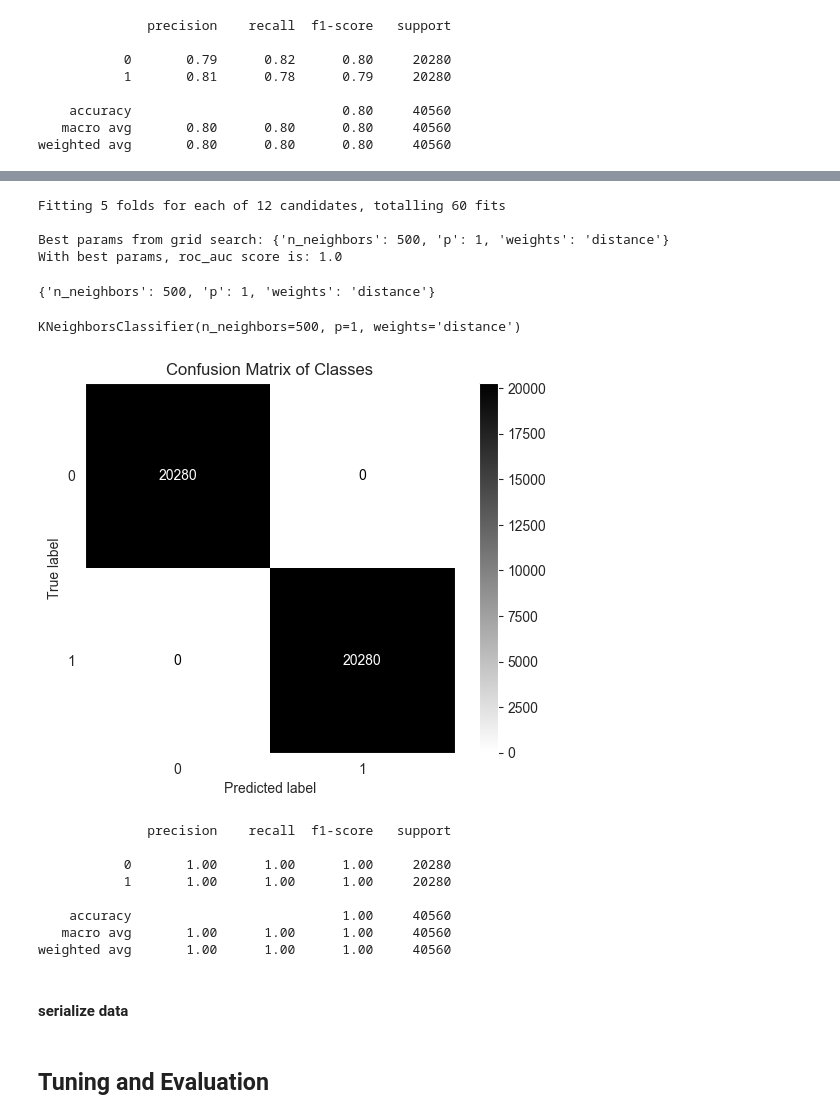
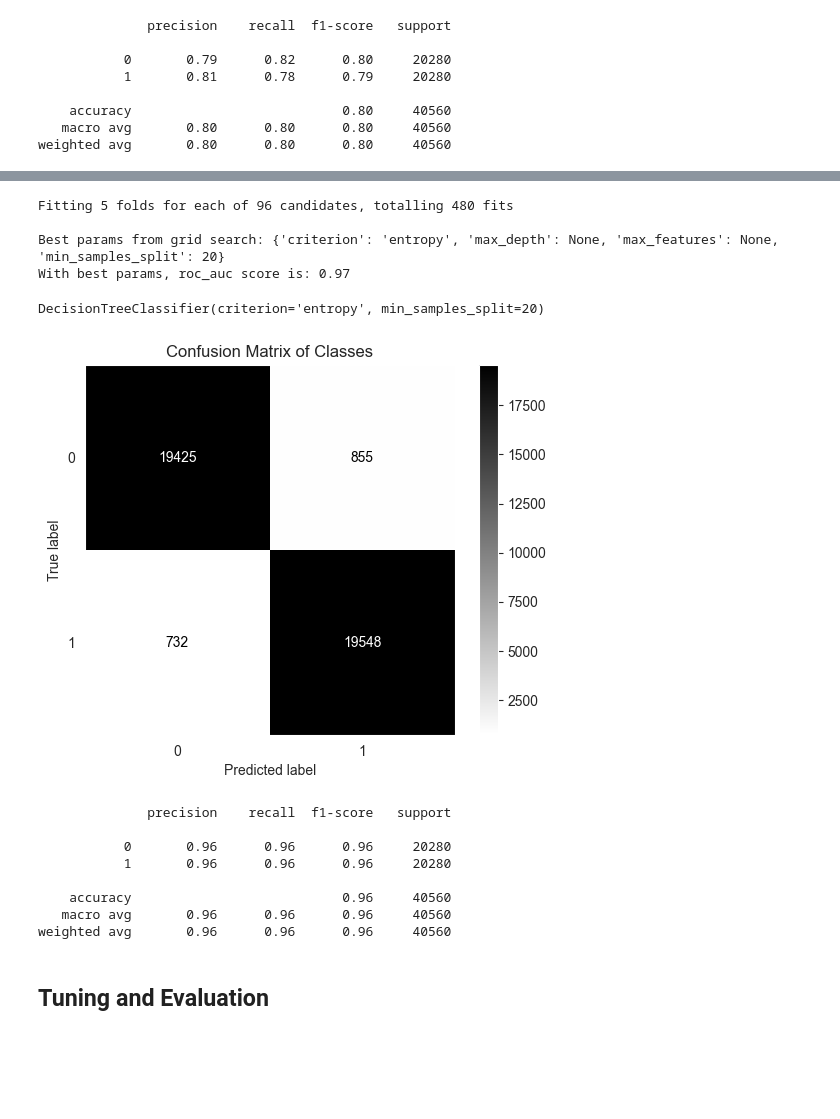
Before and after one commit to Code2Drift/Aditya_MLPROCESS, a Jupyter notebook: modelling.ipynb, the cells around one changed output, grey strips where cells are left out. Cells and saved outputs as stored; diff of their text form; code cells hidden in the pictures; blank space fills up the shorter version.

Commit message:
update data preprocessing and add processed files

```diff
--- a/modelling.ipynb
+++ b/modelling.ipynb
@@ -347,30 +338,36 @@ clf_KNN = KNeighborsClassifier()
+# %%
+######## Random Forest
+tree_grid = {
+    'max_depth': [3, 5, 7, None],
+    'min_samples_split': [2, 5, 10, 20],
+    'max_features': ['sqrt', 'log2', None],
+    'criterion': ['gini', 'entropy']
+}
+
+clf_dtc = DecisionTreeClassifier()
 # %%
-KNN_opt_params = gridsearch_train(clf_KNN, hyperparams=KNN_params_1, CPU_unit=10, train_input=X_train_ros, train_output=y_train_array)
+tree_opt_params = gridsearch_train(clf_dtc, hyperparams=tree_grid, CPU_unit=10, train_input=X_train_ros, train_output=y_train_array)
 # %% [output]
-Fitting 5 folds for each of 12 candidates, totalling 60 fits
+Fitting 5 folds for each of 96 candidates, totalling 480 fits
 
-Best params from grid search: {'n_neighbors': 500, 'p': 1, 'weights': 'distance'}
-With best params, roc_auc score is: 1.0
+Best params from grid search: {'criterion': 'entropy', 'max_depth': None, 'max_features': None, 'min_samples_split': 20}
+With best params, roc_auc score is: 0.97
-# %%
-print(KNN_opt_params)
-best_knn = KNeighborsClassifier(**KNN_opt_params)
-best_knn.fit(X_train_lgreg, y_train_lgreg)
-# %% [output]
-{'n_neighbors': 500, 'p': 1, 'weights': 'distance'}
-KNeighborsClassifier(n_neighbors=500, p=1, weights='distance')
+# %%
+best_tree = DecisionTreeClassifier(**tree_opt_params)
+best_tree.fit(X_train_ros, y_train_array)
+# %% [output]
+DecisionTreeClassifier(criterion='entropy', min_samples_split=20)
 # %%
-y_pred_KNN = best_knn.predict(X_train_ros)
+y_pred_tree = best_tree.predict(X_train_ros)
 
-eval_classification(y_train_array, y_pred_KNN, best_knn)
+eval_classification(y_train_array, y_pred_tree, best_tree)
 # %% [output]
-[figure, old version]
+[figure, new version]
               precision    recall  f1-score   support
 
-           0       1.00      1.00      1.00     20280
-           1       1.00      1.00      1.00     20280
+           0       0.96      0.96      0.96     20280
+           1       0.96      0.96      0.96     20280
 
-    accuracy                           1.00     40560
-   macro avg       1.00      1.00      1.00     40560
-weighted avg       1.00      1.00      1.00     40560
+    accuracy                           0.96     40560
+   macro avg       0.96      0.96      0.96     40560
+weighted avg       0.96      0.96      0.96     40560
-# %% [markdown]
-#### serialize data
```
Also changed, not shown: parts of 28 cells of this notebook, 3 other files.
